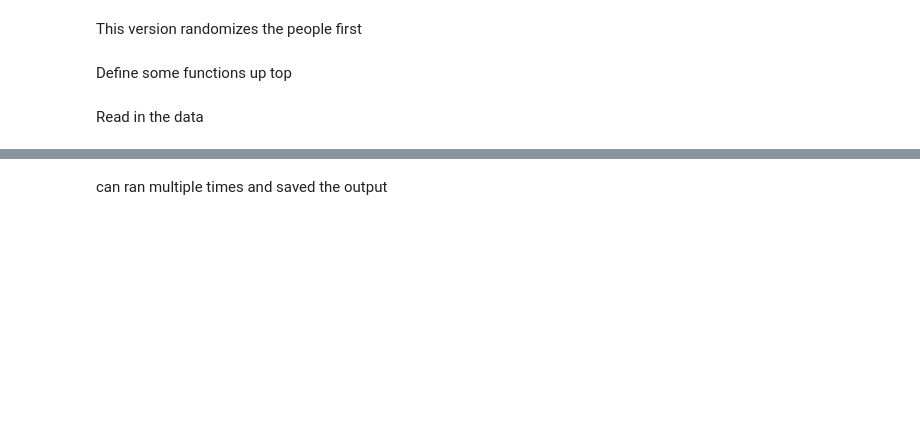
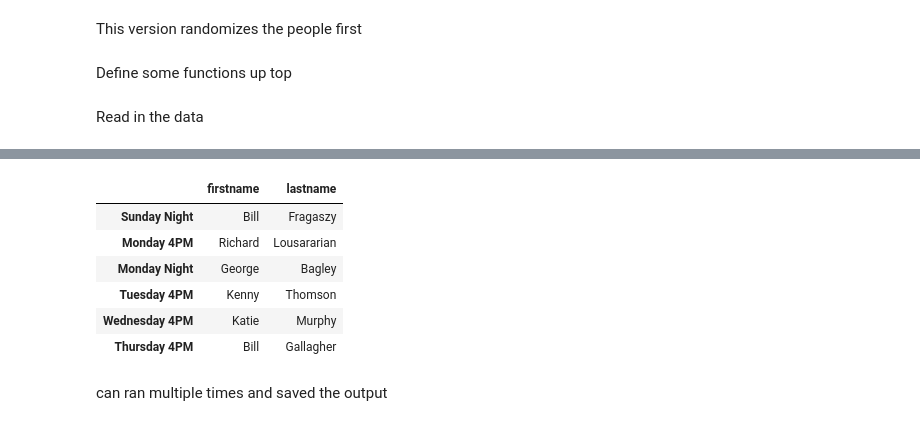
Before and after one commit to longnecker/leagues, a Jupyter notebook: sortRegistrations_byPeople.ipynb, the cells around one changed output, grey strips where cells are left out. Drawn from its saved outputs; the diff is of its cells as text; code cells hidden in the pictures; blank space fills up the shorter version.

```diff
--- a/sortRegistrations_byPeople.ipynb
+++ b/sortRegistrations_byPeople.ipynb
@@ -186,0 +184,11 @@ IndexError: index 0 is out of bounds for axis 0 with size 0
+# %%
+# put the league managers into leagues first:
+managers
+# %% [output]
+|  | firstname | lastname |
+| Sunday Night | Bill | Fragaszy |
+| Monday 4PM | Richard | Lousararian |
+| Monday Night | George | Bagley |
+| Tuesday 4PM | Kenny | Thomson |
+| Wednesday 4PM | Katie | Murphy |
+| Thursday 4PM | Bill | Gallagher |
```
Also changed, not shown: parts of 20 cells of this notebook, 1 other file.
